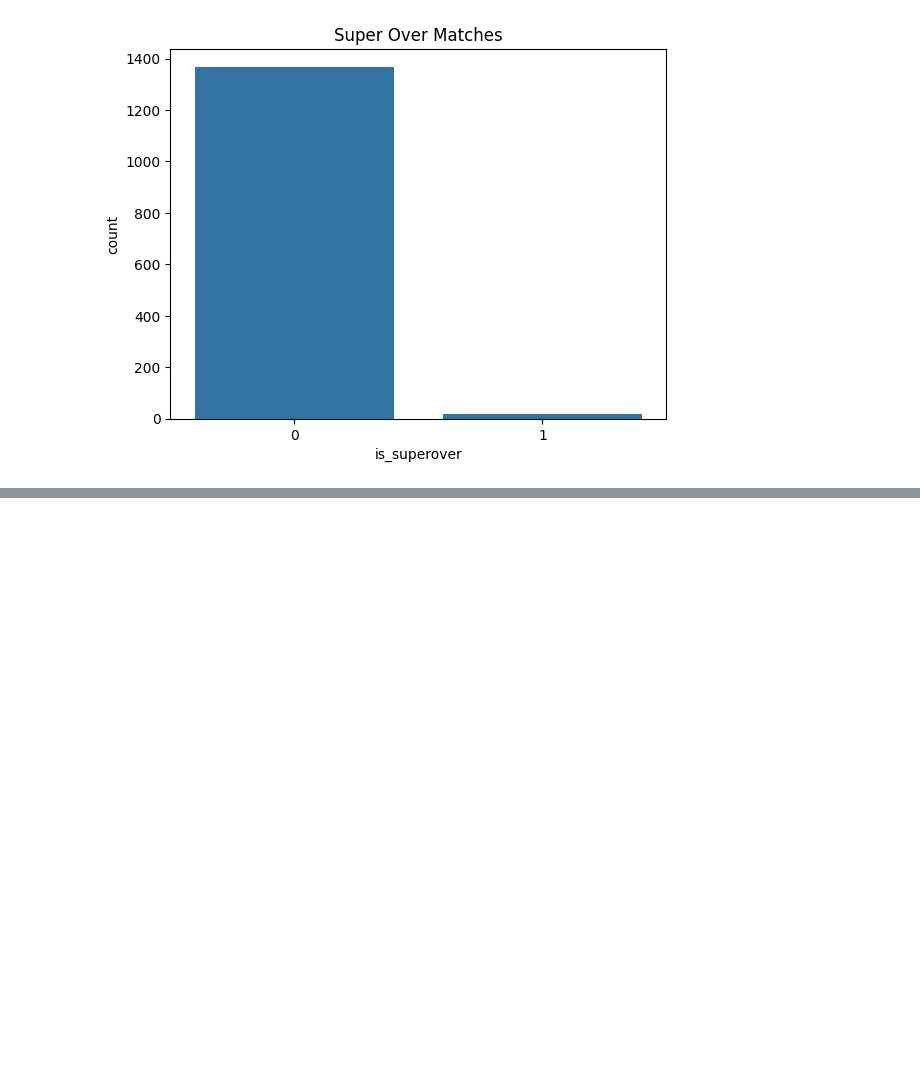
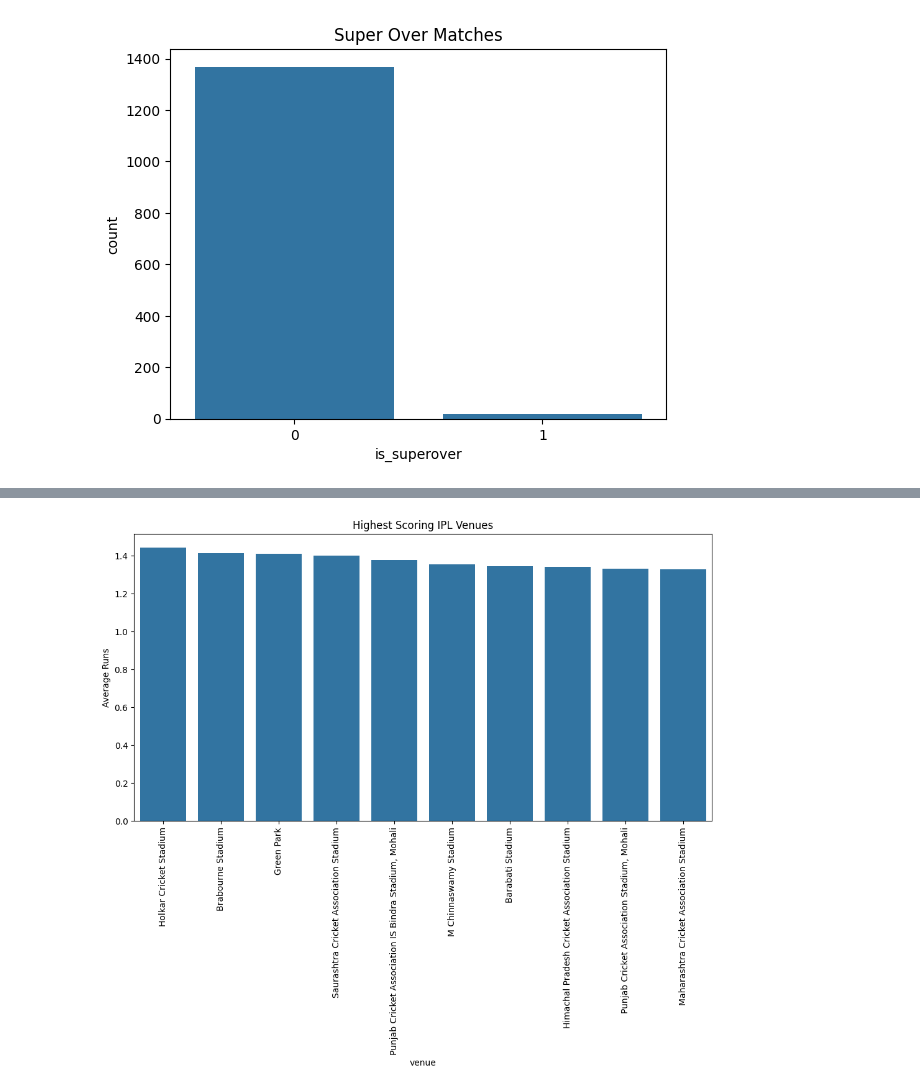
Before and after one commit to sohamm2410/ipl-analytics-dashboard, a Jupyter notebook: notebooks/eda.ipynb, the cells around one changed output, grey strips where cells are left out. Cells and saved outputs as stored; diff of their text form; code cells hidden in the pictures; blank space fills up the shorter version.

```diff
--- a/notebooks/eda.ipynb
+++ b/notebooks/eda.ipynb
@@ -395,0 +455,4 @@ plt.show()
+# %%
+venue_runs = ipl.groupby('venue')['total_runs'].mean().sort_values(ascending=False).head(10)
+
+venue_runs
@@ -395,0 +472,16 @@ plt.show()
+# %%
+plt.figure(figsize=(12,6))
+
+sns.barplot(
+    x=venue_runs.index,
+    y=venue_runs.values
+)
+
+plt.xticks(rotation=90)
+
+plt.title("Highest Scoring IPL Venues")
+plt.ylabel("Average Runs")
+
+plt.show()
+# %% [output]
+[figure, added]
```
Also changed, not shown: parts of 11 cells of this notebook.
